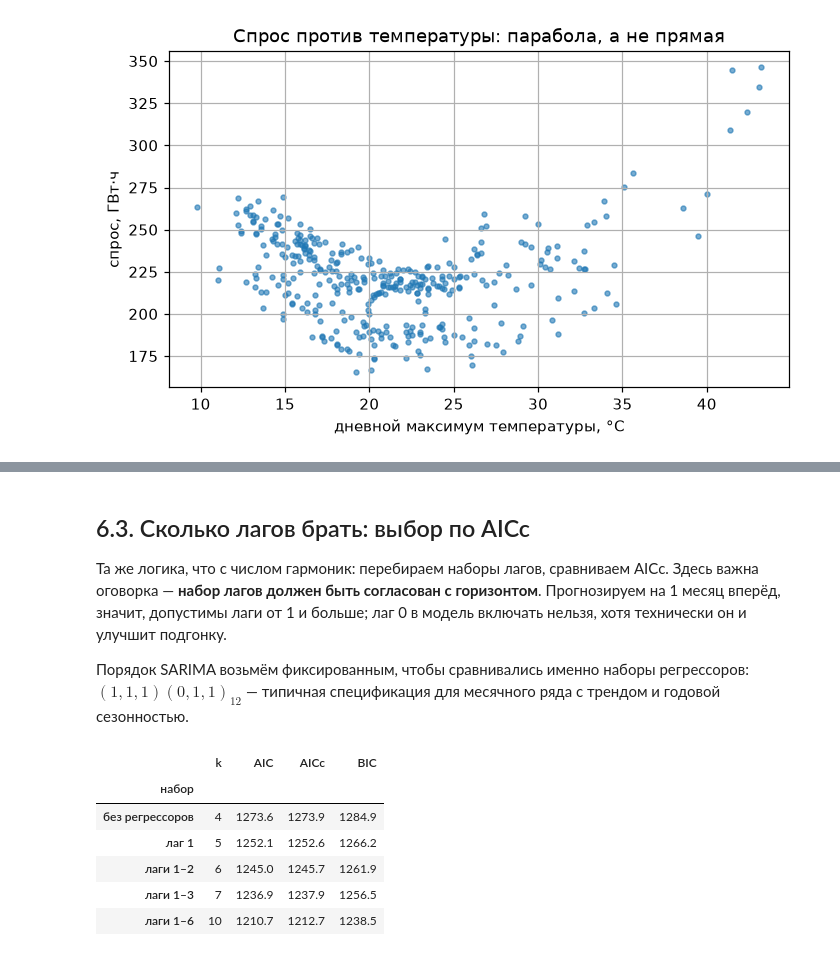
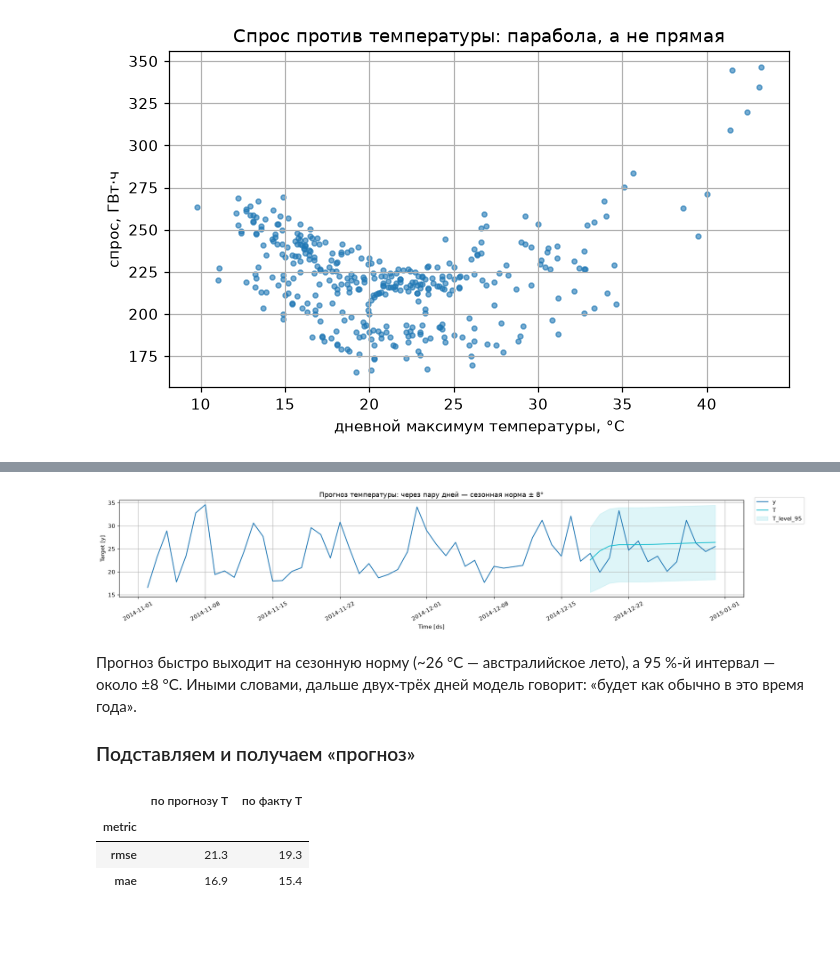
Before and after one commit to alex-hse-repository/time-series-cu-2026, a Jupyter notebook: week_5/part_2/02. Регрессоры в SARIMAX — где их взять на будущее.ipynb, the cells around one changed output, grey strips where cells are left out. Saved outputs shown, nothing was run; the diff lists cells and outputs as text; code cells hidden in the pictures; blank space fills up the shorter version.

```diff
--- a/week_5/part_2/02. Регрессоры в SARIMAX — где их взять на будущее.ipynb
+++ b/week_5/part_2/02. Регрессоры в SARIMAX — где их взять на будущее.ipynb
@@ -998,48 +1164,38 @@ make_lags(idx_df["levada_IPN"], [0, 1, 2]).head(4)
 # %%
-def align(y, X):
-    """Склеивает y и X, выбрасывает строки с NaN, возвращает выровненную пару."""
-    both = pd.concat([y.rename("__y__"), X], axis=1).dropna()
-    return both["__y__"].rename(y.name), both.drop(columns="__y__")
+temp_df = pd.DataFrame({"unique_id": "temp", "ds": daily.index, "y": daily["Temperature"].to_numpy()})
+temp_df = temp_df.iloc[:-Hv]  # вся история, кроме тестовых 14 дней
+
+temp_hist, temp_future = fourier(temp_df, freq="D", season_length=365, k=2, h=Hv)
+
+sf_temp = StatsForecast([ARIMA(order=(2, 0, 0), alias="T")], freq="D").fit(temp_hist)
+fc_temp = sf_temp.predict(h=Hv, X_df=temp_future, level=[95])
+
+fig = plot_series(
+    pd.DataFrame({"unique_id": "temp", "ds": daily.index, "y": daily["Temperature"].to_numpy()}),
+    fc_temp, level=[95], max_insample_length=60,
+)
+fig.axes[0].set_title("Прогноз температуры: через пару дней — сезонная норма ± 8°")
+fig
+# %% [output]
+[figure, added]
 # %% [markdown]
-## 6.3. Сколько лагов брать: выбор по AICc
+Прогноз быстро выходит на сезонную норму (~26 °C — австралийское лето), а
+95 %-й интервал — около ±8 °C. Иными словами, дальше двух-трёх дней модель
+говорит: «будет как обычно в это время года».
 
-Та же логика, что с числом гармоник: перебираем наборы лагов, сравниваем AICc.
-Здесь важна оговорка — **набор лагов должен быть согласован с горизонтом**.
-Прогнозируем на 1 месяц вперёд, значит, допустимы лаги от 1 и больше; лаг 0
-в модель включать нельзя, хотя технически он и улучшит подгонку.
-
-Порядок SARIMA возьмём фиксированным, чтобы сравнивались именно наборы
-регрессоров: $(1,1,1)(0,1,1)_{12}$ — типичная спецификация для месячного ряда с
-трендом и годовой сезонностью.
+### Подставляем и получаем «прогноз»
 # %%
-ORDER, SORDER = (1, 1, 1), (0, 1, 1, 12)
+T_hat = fc_temp["T"].to_numpy()
+X_plug = X_real.assign(temp=T_hat, temp2=T_hat**2)
+fc_plug = sf_vic.predict(h=Hv, X_df=X_plug, level=[95]).rename(
+    columns=lambda c: c.replace("SARIMAX", "по прогнозу T")
+)
 
-lag_sets = {
-    "без регрессоров": [],
-    "лаг 1": [1],
-    "лаги 1–2": [1, 2],
-    "лаги 1–3": [1, 2, 3],
-    "лаги 1–6": [1, 2, 3, 4, 5, 6],
-}
-
-rows = []
-for name, lags in lag_sets.items():
-    if lags:
-        Xl = make_lags(idx_df["levada_IPN"], lags, prefix="lev")
-        yl, Xl = align(idx_df["RTRD"], Xl)
-        r = SARIMAX(yl, exog=Xl, order=ORDER, seasonal_order=SORDER).fit(disp=False)
-    else:
-        # чтобы AICc был сравним, обучаем на том же отрезке, что и самая длинная модель
-        r = SARIMAX(idx_df["RTRD"], order=ORDER, seasonal_order=SORDER).fit(disp=False)
-    rows.append({"набор": name, "k": len(r.params), "AIC": r.aic, "AICc": r.aicc, "BIC": r.bic})
-
-pd.DataFrame(rows).set_index("набор").round(1)
+fc_cmp = fc_plug.merge(fc_real.rename(columns=lambda c: c.replace("SARIMAX", "по факту T")), on=["unique_id", "ds"])
+score(fc_cmp, vic_te, models=["по прогнозу T", "по факту T"]).round(1)
 # %% [output]
-|  | k | AIC | AICc | BIC |
-| набор |  |  |  |  |
-| без регрессоров | 4 | 1273.6 | 1273.9 | 1284.9 |
-| лаг 1 | 5 | 1252.1 | 1252.6 | 1266.2 |
-| лаги 1–2 | 6 | 1245.0 | 1245.7 | 1261.9 |
-| лаги 1–3 | 7 | 1236.9 | 1237.9 | 1256.5 |
-| лаги 1–6 | 10 | 1210.7 | 1212.7 | 1238.5 |
+|  | по прогнозу T | по факту T |
+| metric |  |  |
+| rmse | 21.3 | 19.3 |
+| mae | 16.9 | 15.4 |
 # %% [markdown]
```
Also changed, not shown: parts of 103 cells of this notebook, 7 other files.
